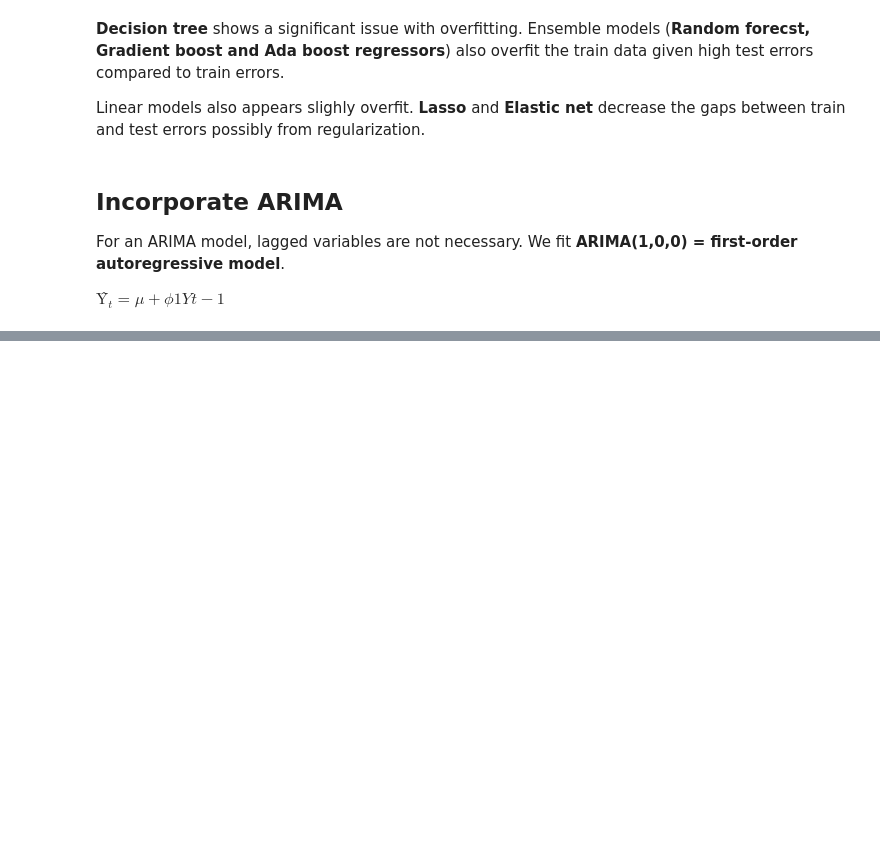
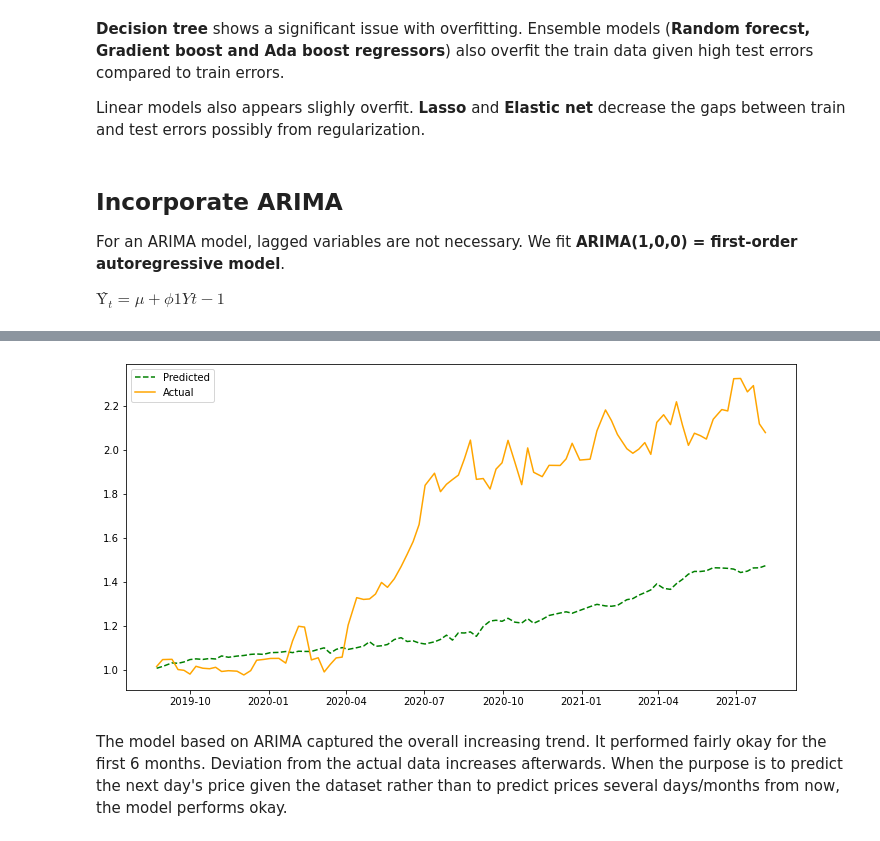
Before and after one commit to jasonsuk/stock-regression-modeling, a Jupyter notebook: proj1_predict_price.ipynb, the cells around one changed output, grey strips where cells are left out. Cells and saved outputs as stored; diff of their text form; code cells hidden in the pictures; blank space fills up the shorter version.

```diff
--- a/proj1_predict_price.ipynb
+++ b/proj1_predict_price.ipynb
@@ -411,0 +475,11 @@ plt.show()
+# %%
+# Plot the actual price - cumulative
+
+plt.plot(np.exp(pred_ARIMA_tuned).cumprod(), 'g--', label='Predicted');
+plt.plot(np.exp(Y_test).cumprod(), label='Actual', color='orange')
+plt.legend(loc='best')
+plt.show()
+# %% [output]
+[figure, added]
+# %% [markdown]
+The model based on ARIMA captured the overall increasing trend. It performed fairly okay for the first 6 months. Deviation from the actual data increases afterwards. When the purpose is to predict the next day's price given the dataset rather than to predict prices several days/months from now, the model performs okay.
```
Also changed, not shown: parts of 24 cells of this notebook, 1 other file.
